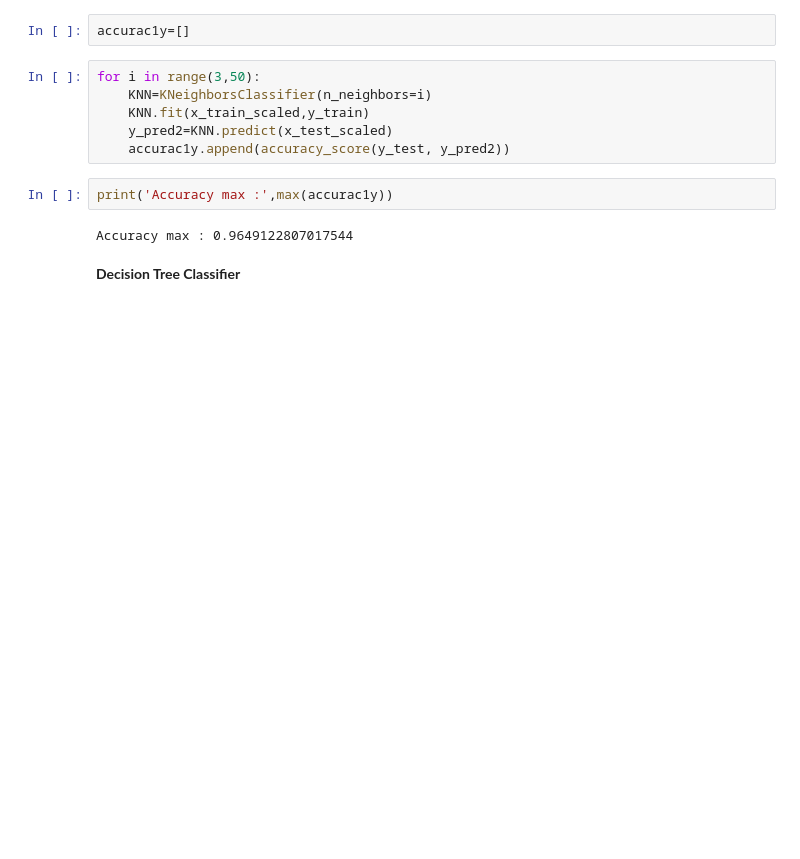
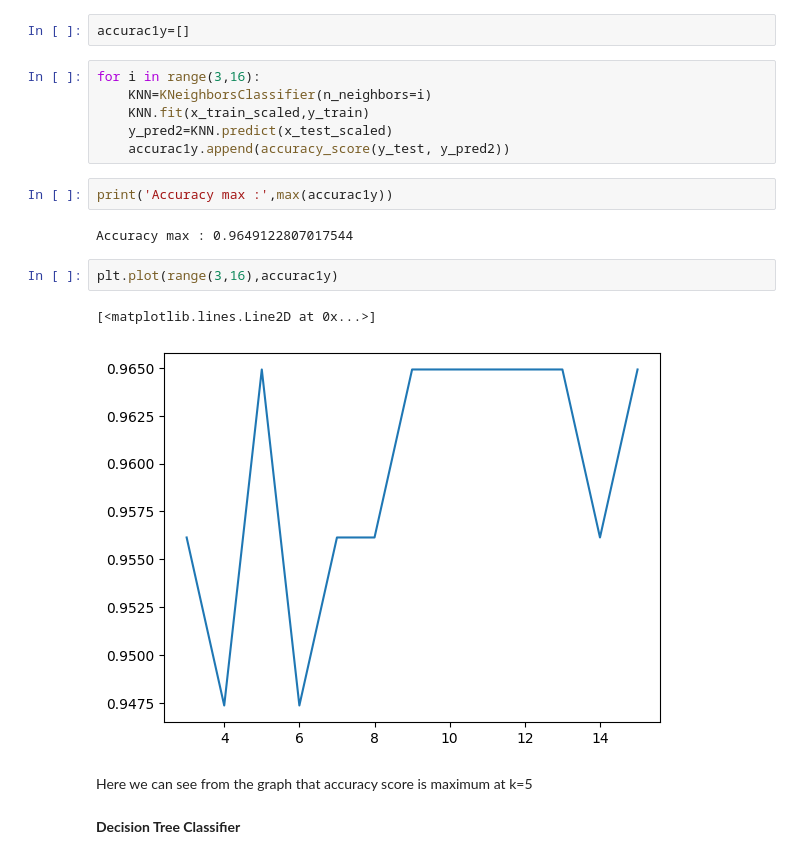
Before and after one commit to dhirajpant/Breast-Cancer-Prediction, a Jupyter notebook: breast-cancer-prediction.ipynb, the cells around one changed output. Drawn from its saved outputs; the diff is of its cells as text; blank space fills up the shorter version.

```diff
--- a/breast-cancer-prediction.ipynb
+++ b/breast-cancer-prediction.ipynb
@@ -208,7 +210,7 @@ Accuracy: 0.9736842105263158
 # %%
 accurac1y=[]
 # %%
-for i in range(3,50):
+for i in range(3,16):
     KNN=KNeighborsClassifier(n_neighbors=i)
     KNN.fit(x_train_scaled,y_train)
     y_pred2=KNN.predict(x_test_scaled)
@@ -217,6 +219,13 @@ for i in range(3,50):
 print('Accuracy max :',max(accurac1y))
 # %% [output]
 Accuracy max : 0.9649122807017544
+# %%
+plt.plot(range(3,16),accurac1y)
+# %% [output]
+[<matplotlib.lines.Line2D at 0x...>]
+[figure, added]
+# %% [markdown]
+Here we can see from the graph that accuracy score is maximum at k=5
 # %% [markdown]
 **Decision Tree Classifier**
 # %%
```
Also changed, not shown: parts of 7 cells of this notebook.
